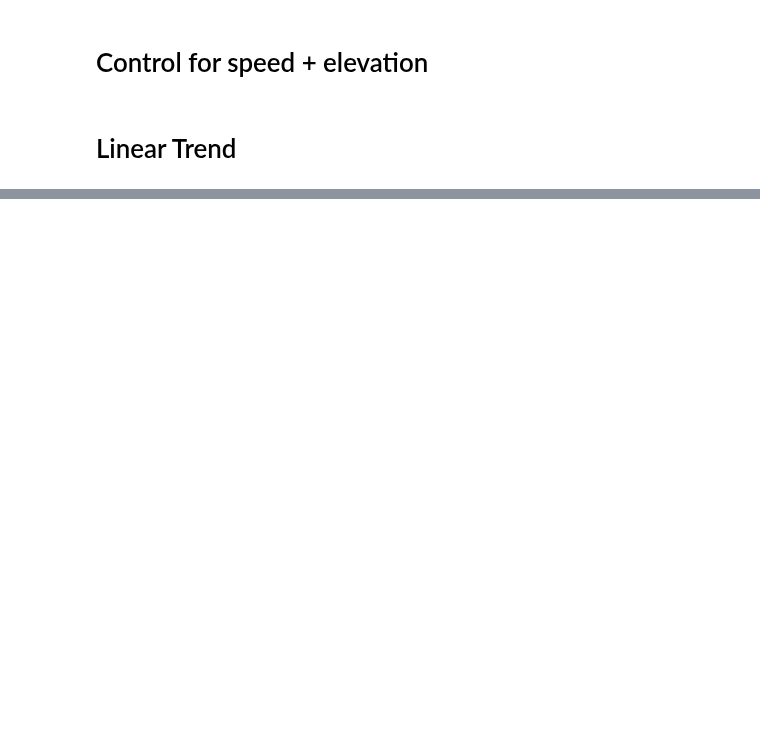
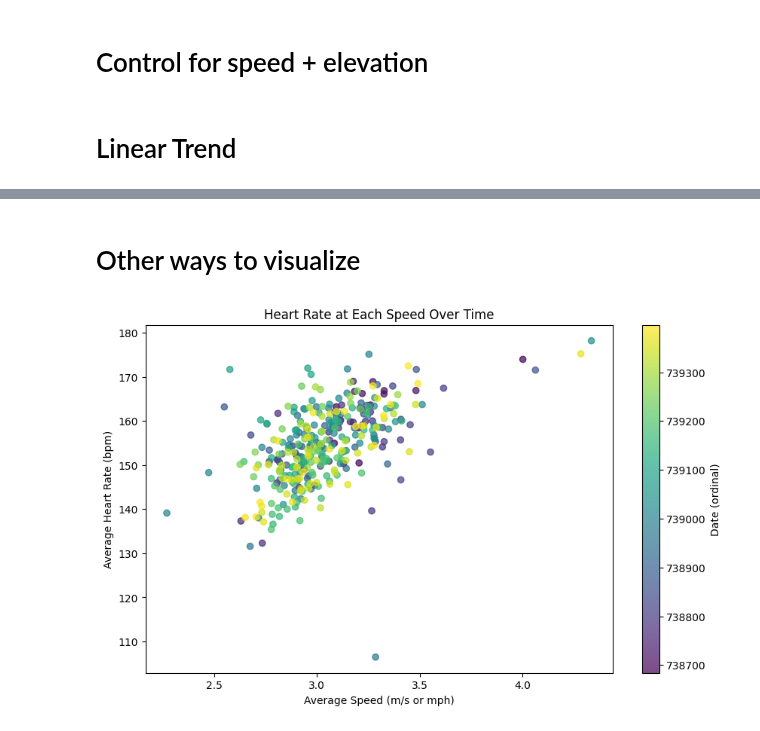
Before and after one commit to ionox0/Runs, a Jupyter notebook: hr_improvment.ipynb, the cells around one changed output, grey strips where cells are left out. Cells and saved outputs as stored; diff of their text form; code cells hidden in the pictures; blank space fills up the shorter version.

```diff
--- a/hr_improvment.ipynb
+++ b/hr_improvment.ipynb
@@ -146,0 +164,19 @@ HR improved -28 bpm at 9:00 pace
+# %% [markdown]
+# Other ways to visualize
+# %%
+# Assume runs_sub has columns: 'Average Speed', 'Average Heart Rate', 'Activity Date'
+plt.figure(figsize=(10, 6))
+scatter = plt.scatter(
+    runs_sub['Average Speed'],
+    runs_sub['Average Heart Rate'],
+    c=runs_sub['Activity Date'].map(pd.Timestamp.toordinal),  # Convert dates to numeric
+    cmap='viridis',
+    alpha=0.7
+)
+plt.colorbar(scatter, label='Date (ordinal)')
+plt.xlabel('Average Speed (m/s or mph)')
+plt.ylabel('Average Heart Rate (bpm)')
+plt.title('Heart Rate at Each Speed Over Time')
+plt.show()
+# %% [output]
+[figure, added]
```
Also changed, not shown: parts of 12 cells of this notebook, 2 other files.
